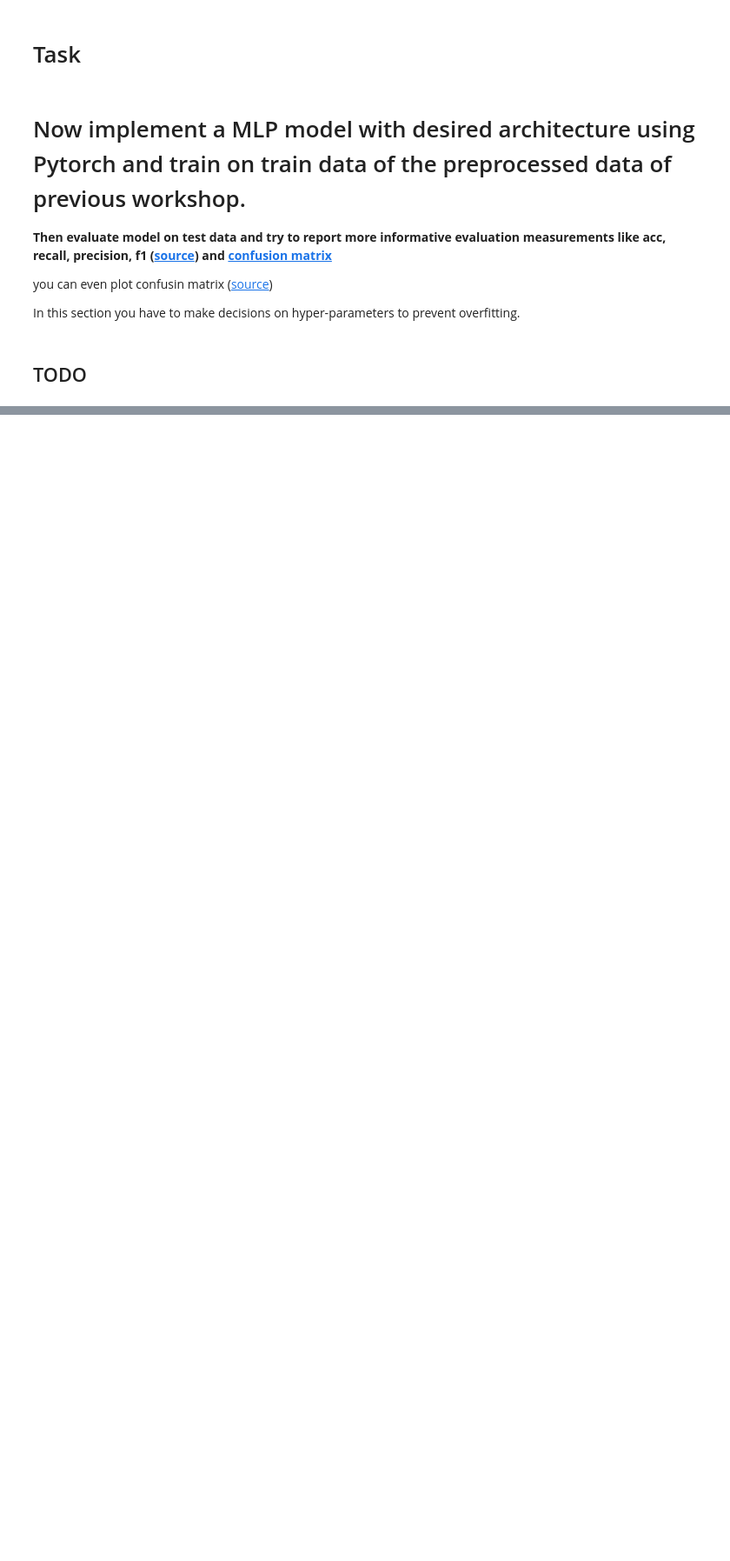
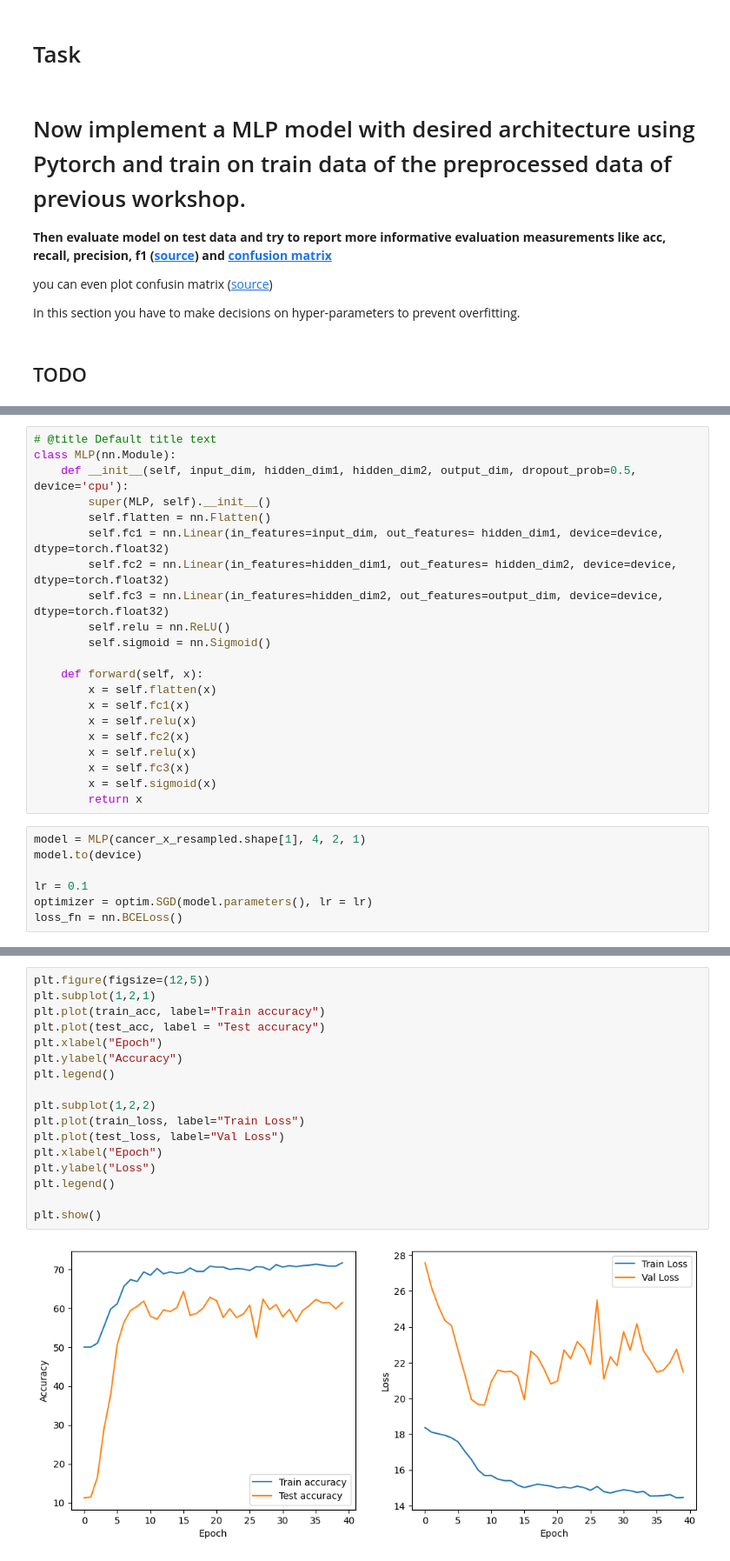
Before and after one commit to K-T-P/Deep-Learning-Fundamentals, a Jupyter notebook: Workshop3/workshop_3.ipynb, the cells around one changed output, grey strips where cells are left out. Shown: that part at 87% size. Drawn from its saved outputs; the diff is of its cells as text; blank space fills up the shorter version.

```diff
--- a/Workshop3/workshop_3.ipynb
+++ b/Workshop3/workshop_3.ipynb
@@ -772,0 +857,28 @@ In this section you have to make decisions on hyper-parameters to prevent overfi
+# %%
+# @title Default title text
+class MLP(nn.Module):
+    def __init__(self, input_dim, hidden_dim1, hidden_dim2, output_dim, dropout_prob=0.5, device='cpu'):
+        super(MLP, self).__init__()
+        self.flatten = nn.Flatten()
+        self.fc1 = nn.Linear(in_features=input_dim, out_features= hidden_dim1, device=device, dtype=torch.float32)
+        self.fc2 = nn.Linear(in_features=hidden_dim1, out_features= hidden_dim2, device=device, dtype=torch.float32)
+        self.fc3 = nn.Linear(in_features=hidden_dim2, out_features=output_dim, device=device, dtype=torch.float32)
+        self.relu = nn.ReLU()
+        self.sigmoid = nn.Sigmoid()
+
+    def forward(self, x):
+        x = self.flatten(x)
+        x = self.fc1(x)
+        x = self.relu(x)
+        x = self.fc2(x)
+        x = self.relu(x)
+        x = self.fc3(x)
+        x = self.sigmoid(x)
+        return x
+# %%
+model = MLP(cancer_x_resampled.shape[1], 4, 2, 1)
+model.to(device)
+
+lr = 0.1
+optimizer = optim.SGD(model.parameters(), lr = lr)
+loss_fn = nn.BCELoss()
@@ -772,0 +983,19 @@ In this section you have to make decisions on hyper-parameters to prevent overfi
+# %%
+plt.figure(figsize=(12,5))
+plt.subplot(1,2,1)
+plt.plot(train_acc, label="Train accuracy")
+plt.plot(test_acc, label = "Test accuracy")
+plt.xlabel("Epoch")
+plt.ylabel("Accuracy")
+plt.legend()
+
+plt.subplot(1,2,2)
+plt.plot(train_loss, label="Train Loss")
+plt.plot(test_loss, label="Val Loss")
+plt.xlabel("Epoch")
+plt.ylabel("Loss")
+plt.legend()
+
+plt.show()
+# %% [output]
+[figure, added]
```
Also changed, not shown: parts of 33 cells of this notebook.
